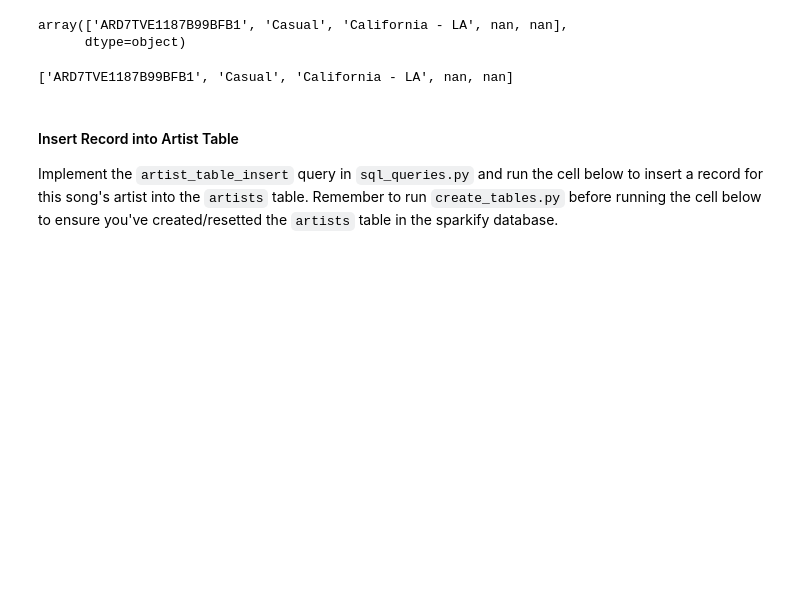
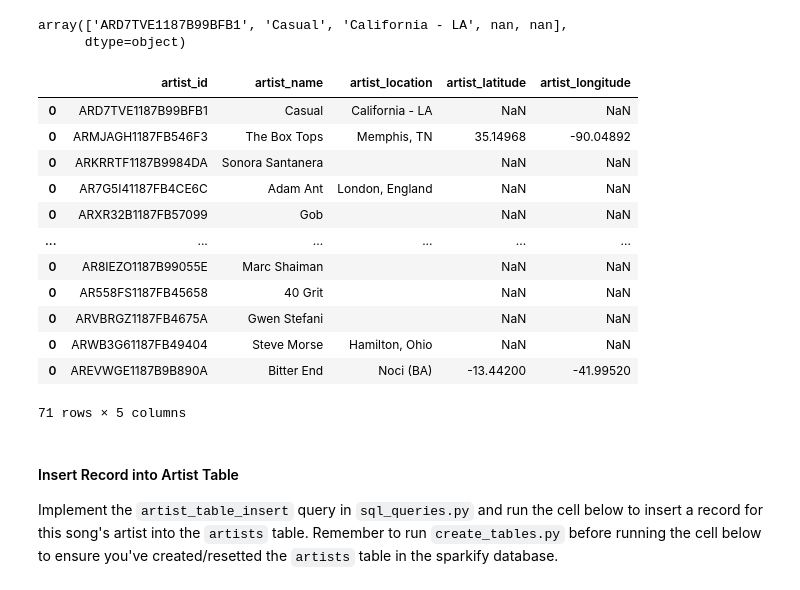
Before and after one commit to cjakuc/ETL-Sparkify, a Jupyter notebook: etl.ipynb, the cells around one changed output. Drawn from its saved outputs; the diff is of its cells as text; code cells hidden in the pictures; blank space fills up the shorter version.

```diff
--- a/etl.ipynb
+++ b/etl.ipynb
@@ -103,10 +118,22 @@ df[columns].values[0]
 array(['ARD7TVE1187B99BFB1', 'Casual', 'California - LA', nan, nan],
       dtype=object)
 # %%
-artist_data = list(df[columns].values[0])
+artist_data = df[columns]
 artist_data
 # %% [output]
+|  | artist_id | artist_name | artist_location | artist_latitude | artist_longitude |
+| 0 | ARD7TVE1187B99BFB1 | Casual | California - LA | NaN | NaN |
+| 0 | ARMJAGH1187FB546F3 | The Box Tops | Memphis, TN | 35.14968 | -90.04892 |
+| 0 | ARKRRTF1187B9984DA | Sonora Santanera |  | NaN | NaN |
+| 0 | AR7G5I41187FB4CE6C | Adam Ant | London, England | NaN | NaN |
+| 0 | ARXR32B1187FB57099 | Gob |  | NaN | NaN |
+| ... | ... | ... | ... | ... | ... |
+| 0 | AR8IEZO1187B99055E | Marc Shaiman |  | NaN | NaN |
+| 0 | AR558FS1187FB45658 | 40 Grit |  | NaN | NaN |
+| 0 | ARVBRGZ1187FB4675A | Gwen Stefani |  | NaN | NaN |
+| 0 | ARWB3G61187FB49404 | Steve Morse | Hamilton, Ohio | NaN | NaN |
+| 0 | AREVWGE1187B9B890A | Bitter End | Noci (BA) | -13.44200 | -41.99520 |
-['ARD7TVE1187B99BFB1', 'Casual', 'California - LA', nan, nan]
+71 rows × 5 columns
 # %% [markdown]
 #### Insert Record into Artist Table
 Implement the `artist_table_insert` query in `sql_queries.py` and run the cell below to insert a record for this song's artist into the `artists` table. Remember to run `create_tables.py` before running the cell below to ensure you've created/resetted the `artists` table in the sparkify database.
```
Also changed, not shown: parts of 29 cells of this notebook, 1 other file.
